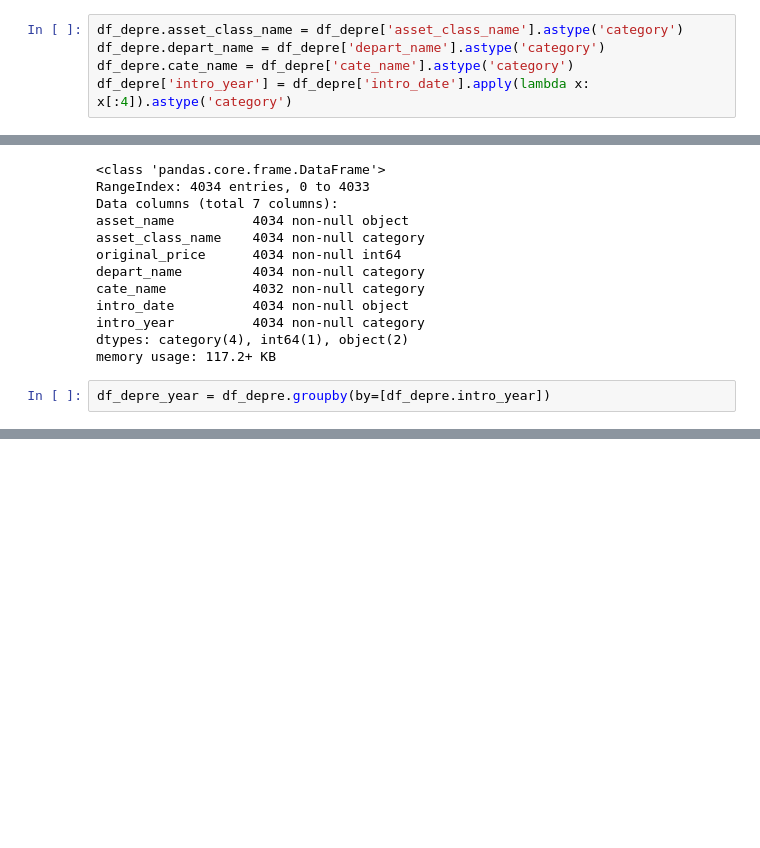
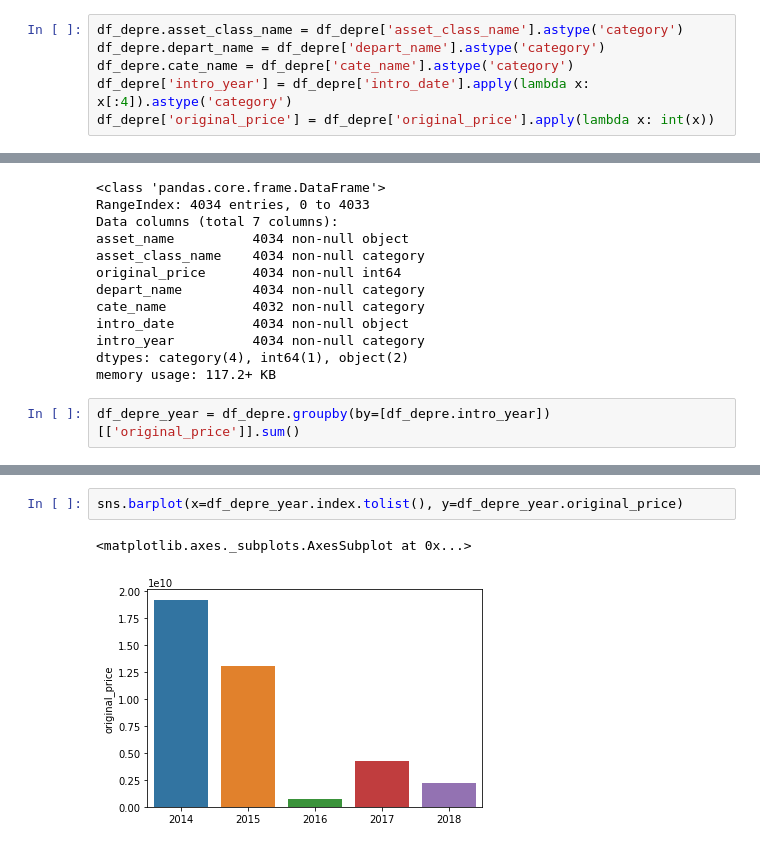
Before and after one commit to joonable/playground, a Jupyter notebook: depreciation_cost/depreciation_cost_eda.ipynb, the cells around one changed output, grey strips where cells are left out. Saved outputs shown, nothing was run; the diff lists cells and outputs as text; blank space fills up the shorter version.

```diff
--- a/depreciation_cost/depreciation_cost_eda.ipynb
+++ b/depreciation_cost/depreciation_cost_eda.ipynb
@@ -109,6 +100,7 @@ df_depre.asset_class_name = df_depre['asset_class_name'].astype('category')
 df_depre.depart_name = df_depre['depart_name'].astype('category')
 df_depre.cate_name = df_depre['cate_name'].astype('category')
 df_depre['intro_year'] = df_depre['intro_date'].apply(lambda x: x[:4]).astype('category')
+df_depre['original_price'] = df_depre['original_price'].apply(lambda x: int(x))
 # %%
 df_depre.info()
 # %% [output]
@@ -125,4 +117,4 @@ intro_year          4034 non-null category
 dtypes: category(4), int64(1), object(2)
 memory usage: 117.2+ KB
 # %%
-df_depre_year = df_depre.groupby(by=[df_depre.intro_year])
+df_depre_year = df_depre.groupby(by=[df_depre.intro_year])[['original_price']].sum()
@@ -135,0 +121,5 @@ TypeError: float() argument must be a string or a number, not 'AxesSubplot'
+# %%
+sns.barplot(x=df_depre_year.index.tolist(), y=df_depre_year.original_price)
+# %% [output]
+<matplotlib.axes._subplots.AxesSubplot at 0x...>
+[figure, added]
```
Also changed, not shown: parts of 9 cells of this notebook.
